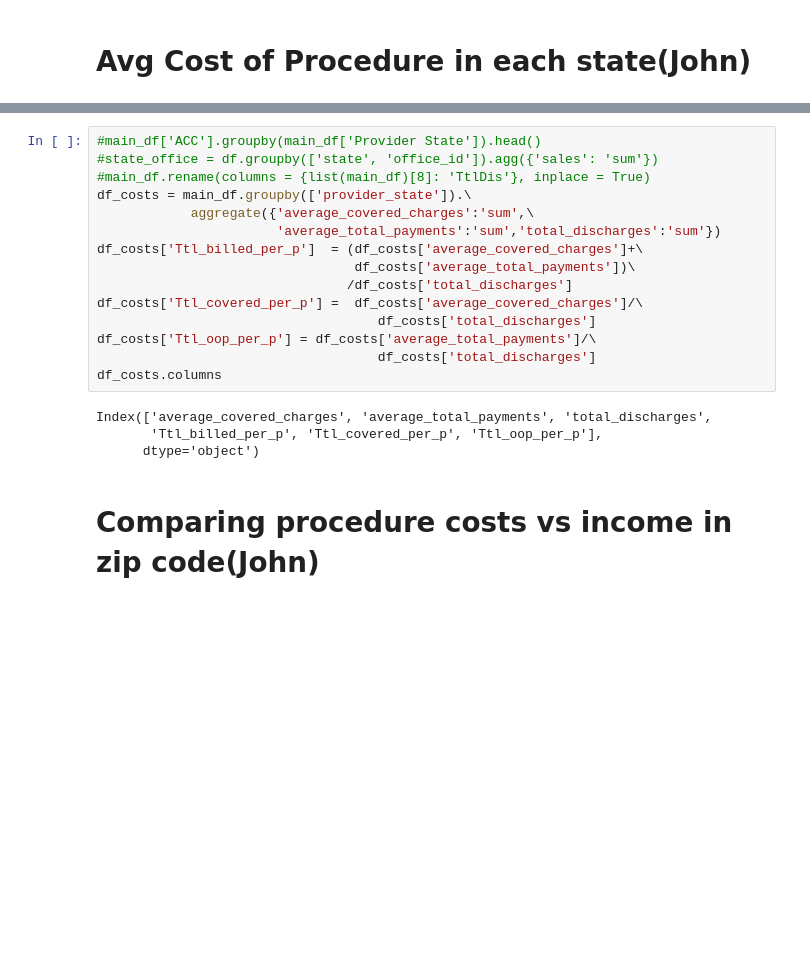
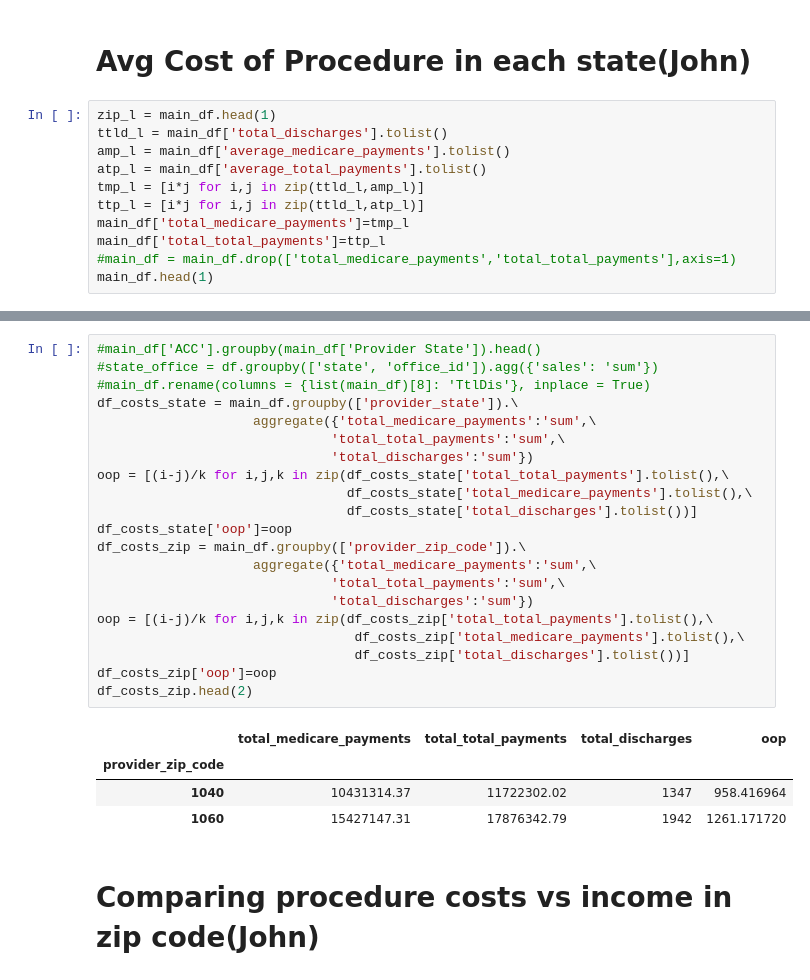
Before and after one commit to jwarlop/BC_Proj001, a Jupyter notebook: main.ipynb, the cells around one changed output, grey strips where cells are left out. Drawn from its saved outputs; the diff is of its cells as text; blank space fills up the shorter version.

```diff
--- a/main.ipynb
+++ b/main.ipynb
@@ -234,3 +233,14 @@ plt.bar(x_axis, top_10_expensive_zip_avg)
 [figure]
 # %% [markdown]
 # Avg Cost of Procedure in each state(John)
+# %%
+zip_l = main_df.head(1)
+ttld_l = main_df['total_discharges'].tolist()
+amp_l = main_df['average_medicare_payments'].tolist()
+atp_l = main_df['average_total_payments'].tolist()
+tmp_l = [i*j for i,j in zip(ttld_l,amp_l)]
+ttp_l = [i*j for i,j in zip(ttld_l,atp_l)]
+main_df['total_medicare_payments']=tmp_l
+main_df['total_total_payments']=ttp_l
+#main_df = main_df.drop(['total_medicare_payments','total_total_payments'],axis=1)
+main_df.head(1)
@@ -237,22 +250,29 @@ plt.bar(x_axis, top_10_expensive_zip_avg)
 # %%
 #main_df['ACC'].groupby(main_df['Provider State']).head()
 #state_office = df.groupby(['state', 'office_id']).agg({'sales': 'sum'})
 #main_df.rename(columns = {list(main_df)[8]: 'TtlDis'}, inplace = True)
-df_costs = main_df.groupby(['provider_state']).\
-            aggregate({'average_covered_charges':'sum',\
-                       'average_total_payments':'sum','total_discharges':'sum'})
-df_costs['Ttl_billed_per_p']  = (df_costs['average_covered_charges']+\
-                                 df_costs['average_total_payments'])\
-                                /df_costs['total_discharges']
-df_costs['Ttl_covered_per_p'] =  df_costs['average_covered_charges']/\
-                                    df_costs['total_discharges']
-df_costs['Ttl_oop_per_p'] = df_costs['average_total_payments']/\
-                                    df_costs['total_discharges']
-df_costs.columns
+df_costs_state = main_df.groupby(['provider_state']).\
+                    aggregate({'total_medicare_payments':'sum',\
+                              'total_total_payments':'sum',\
+                              'total_discharges':'sum'})
+oop = [(i-j)/k for i,j,k in zip(df_costs_state['total_total_payments'].tolist(),\
+                                df_costs_state['total_medicare_payments'].tolist(),\
+                                df_costs_state['total_discharges'].tolist())]
+df_costs_state['oop']=oop
+df_costs_zip = main_df.groupby(['provider_zip_code']).\
+                    aggregate({'total_medicare_payments':'sum',\
+                              'total_total_payments':'sum',\
+                              'total_discharges':'sum'})
+oop = [(i-j)/k for i,j,k in zip(df_costs_zip['total_total_payments'].tolist(),\
+                                 df_costs_zip['total_medicare_payments'].tolist(),\
+                                 df_costs_zip['total_discharges'].tolist())]
+df_costs_zip['oop']=oop
+df_costs_zip.head(2)
 # %% [output]
-Index(['average_covered_charges', 'average_total_payments', 'total_discharges',
-       'Ttl_billed_per_p', 'Ttl_covered_per_p', 'Ttl_oop_per_p'],
-      dtype='object')
+|  | total_medicare_payments | total_total_payments | total_discharges | oop |
+| provider_zip_code |  |  |  |  |
+| 1040 | 10431314.37 | 11722302.02 | 1347 | 958.416964 |
+| 1060 | 15427147.31 | 17876342.79 | 1942 | 1261.171720 |
 # %% [markdown]
 # Comparing procedure costs vs income in zip code(John)
 # %%
```
Also changed, not shown: parts of 13 cells of this notebook.
